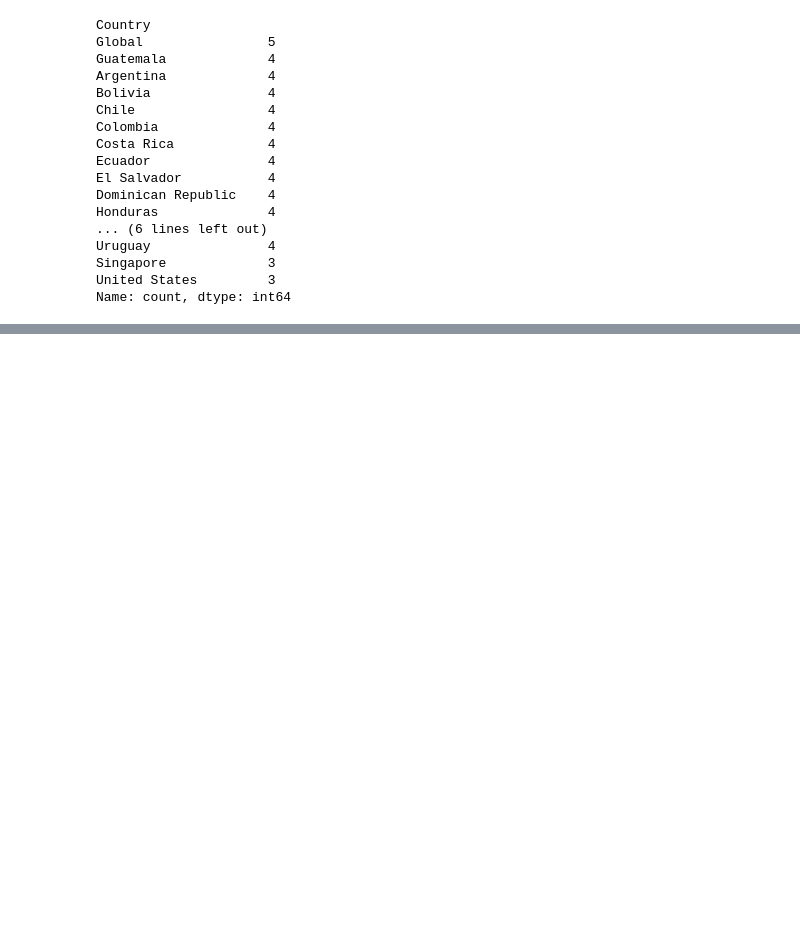
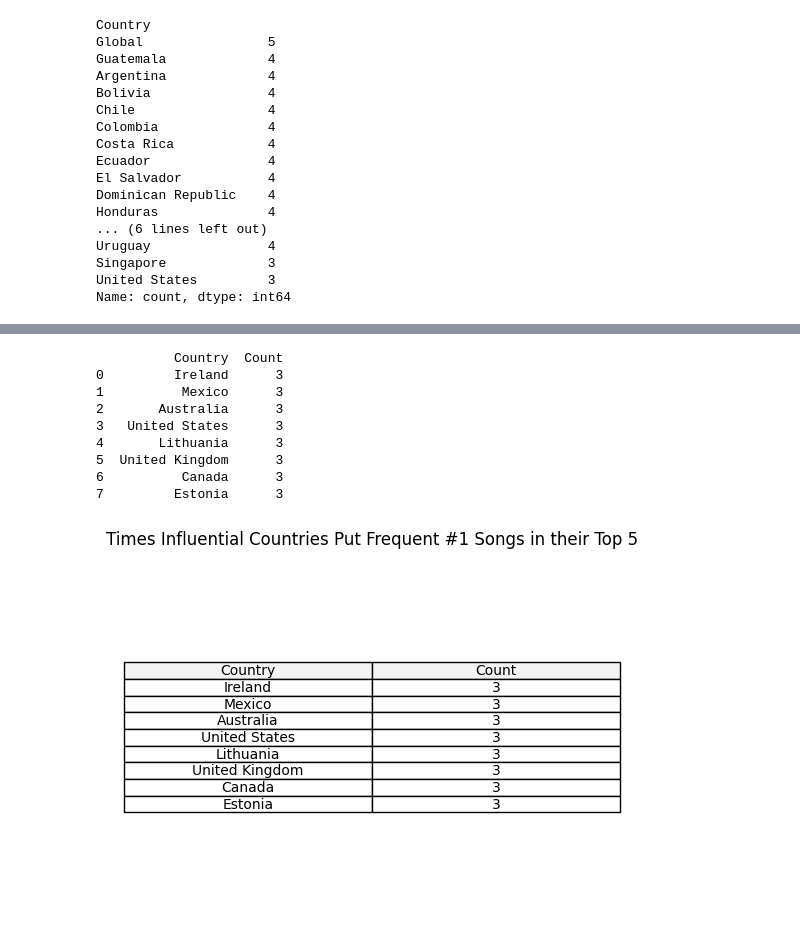
Before and after one commit to kevmiao/Songs---HackTX2023, a Jupyter notebook: src/backend/song.ipynb, the cells around one changed output, grey strips where cells are left out. Saved outputs shown, nothing was run; the diff lists cells and outputs as text; code cells hidden in the pictures; blank space fills up the shorter version.

```diff
--- a/src/backend/song.ipynb
+++ b/src/backend/song.ipynb
@@ -352,0 +395,30 @@ Name: count, dtype: int64
+# %%
+influential_countries = {
+    "Country": ["Ireland", "Mexico", "Australia", "United States", "Lithuania", "United Kingdom", "Canada", "Estonia"],
+    "Count": [3, 3, 3, 3, 3, 3, 3, 3],
+}
+
+df_influential_countries = pd.DataFrame(influential_countries)
+print(df_influential_countries)
+
+fig, ax = plt.subplots()
+
+# Create a table to display the DataFrame
+ax.axis('off')
+ax.table(cellText=df_influential_countries.values, colLabels=df_influential_countries.columns, cellLoc='center', loc='center', colColours=['#f3f3f3', '#f3f3f3'])
+plt.title('Times Influential Countries Put Frequent #1 Songs in their Top 5')
+
+# Save or display the visualization
+plt.savefig('InfluentialCountries.png', bbox_inches='tight', pad_inches=0.5)
+plt.show()
+# %% [output]
+          Country  Count
+0         Ireland      3
+1          Mexico      3
+2       Australia      3
+3   United States      3
+4       Lithuania      3
+5  United Kingdom      3
+6          Canada      3
+7         Estonia      3
+[figure, added]
```
Also changed, not shown: parts of 7 cells of this notebook, 8 other files.
